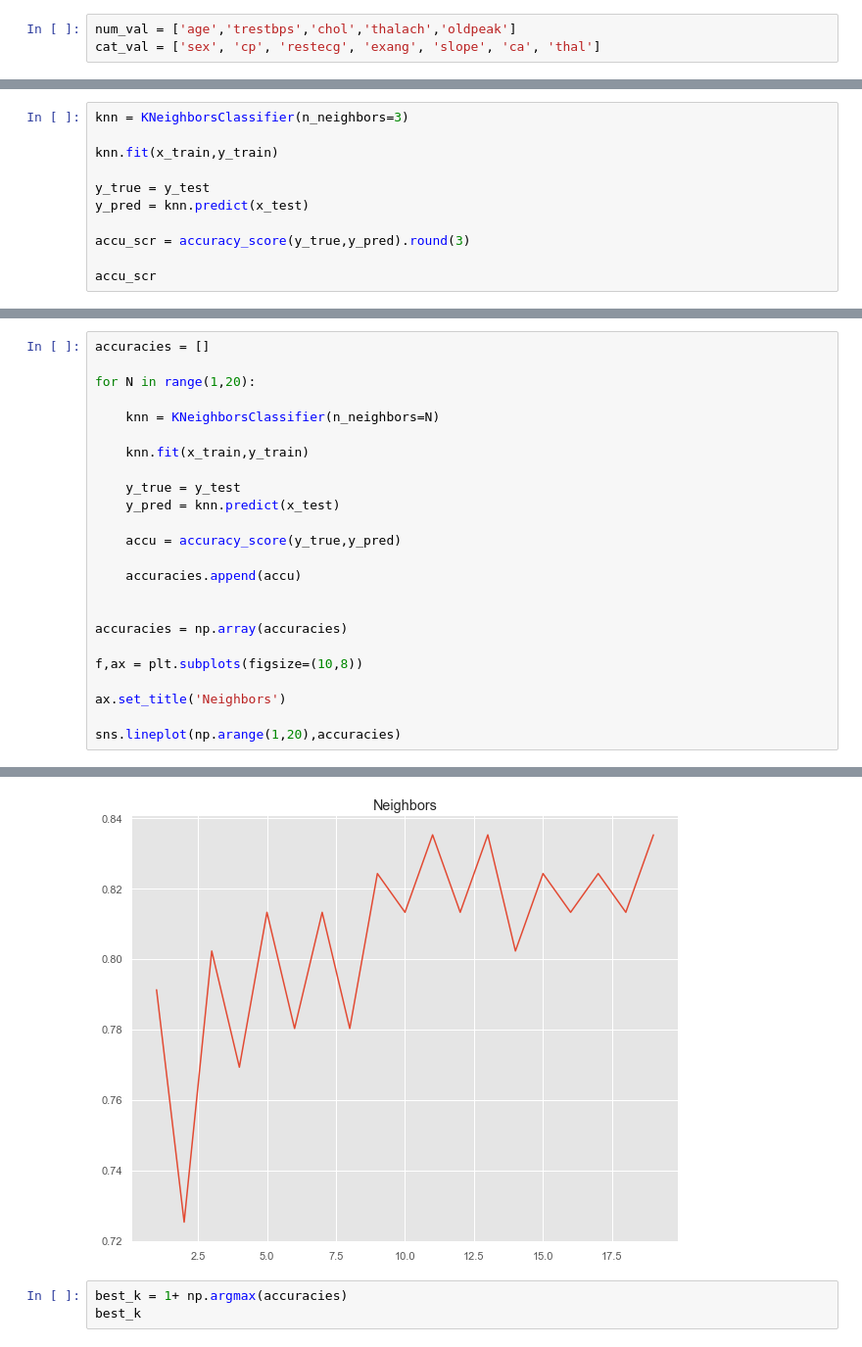
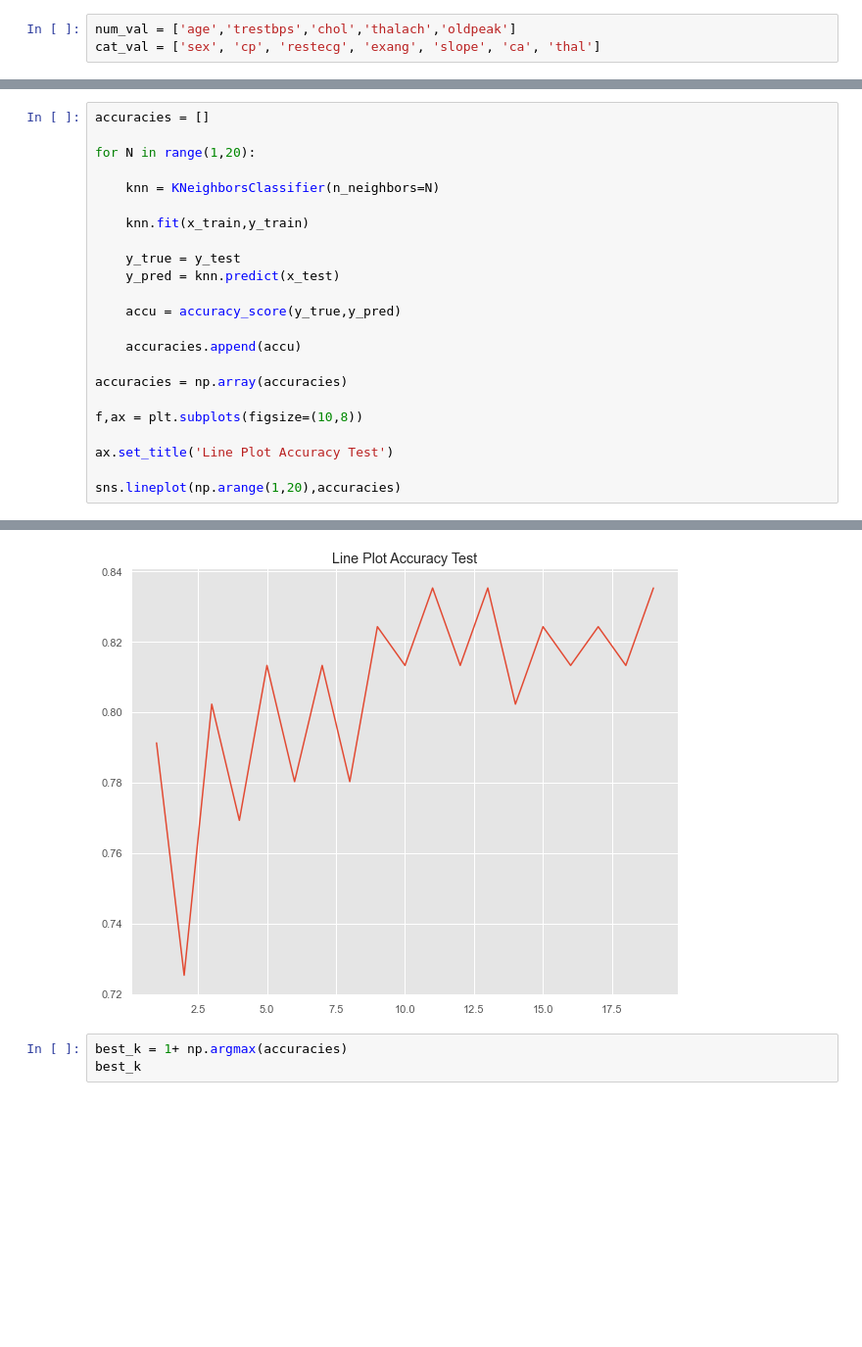
Before and after one commit to Omuk/Reborn, a Jupyter notebook: Data Practice/Practice_Field.ipynb, the cells around one changed output, grey strips where cells are left out. Shown at 98% size. Drawn from its saved outputs; the diff is of its cells as text; blank space fills up the shorter version.

```diff
--- a/Data Practice/Practice_Field.ipynb
+++ b/Data Practice/Practice_Field.ipynb
@@ -115,11 +86,0 @@ x_train,x_test,y_train,y_test = train_test_split(x,y,test_size=0.3,random_state=
-# %%
-knn = KNeighborsClassifier(n_neighbors=3)
-
-knn.fit(x_train,y_train)
-
-y_true = y_test
-y_pred = knn.predict(x_test)
-
-accu_scr = accuracy_score(y_true,y_pred).round(3)
-
-accu_scr
@@ -161,12 +100,11 @@ for N in range(1,20):
 
     accuracies.append(accu)
 
-
 accuracies = np.array(accuracies)
 
 f,ax = plt.subplots(figsize=(10,8))
 
-ax.set_title('Neighbors')
+ax.set_title('Line Plot Accuracy Test')
 
 sns.lineplot(np.arange(1,20),accuracies)
 # %% [output]
@@ -175,4 +112,4 @@ Pass the following variables as keyword args: x, y. From version 0.12, the only
-[figure, old version]
+[figure, new version]
 # %%
 best_k = 1+ np.argmax(accuracies)
 best_k
```
Also changed, not shown: parts of 8 cells of this notebook, 1 other file.
